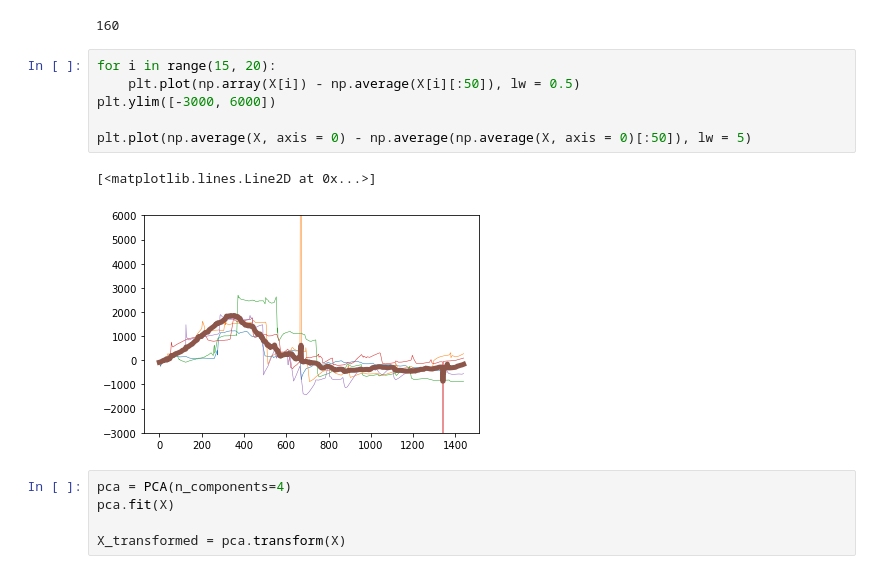
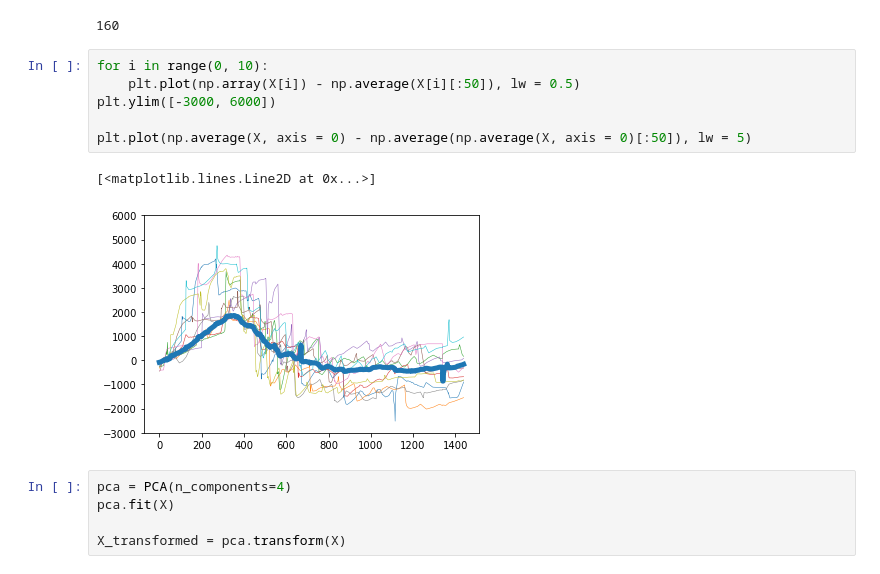
Before and after one commit to nacekoprivec/anomaly-detection, a Jupyter notebook: notebooks/PCA.ipynb, the cells around one changed output. Drawn from its saved outputs; the diff is of its cells as text.

```diff
--- a/notebooks/PCA.ipynb
+++ b/notebooks/PCA.ipynb
@@ -52,14 +52,14 @@ print(i)
 15629 rows × 4 columns
 160
 # %%
-for i in range(15, 20):
+for i in range(0, 10):
     plt.plot(np.array(X[i]) - np.average(X[i][:50]), lw = 0.5)
 plt.ylim([-3000, 6000])
 
 plt.plot(np.average(X, axis = 0) - np.average(np.average(X, axis = 0)[:50]), lw = 5)
 # %% [output]
 [<matplotlib.lines.Line2D at 0x...>]
-[figure, old version]
+[figure, new version]
 # %%
 pca = PCA(n_components=4)
 pca.fit(X)
```
Also changed, not shown: 5 other files.
